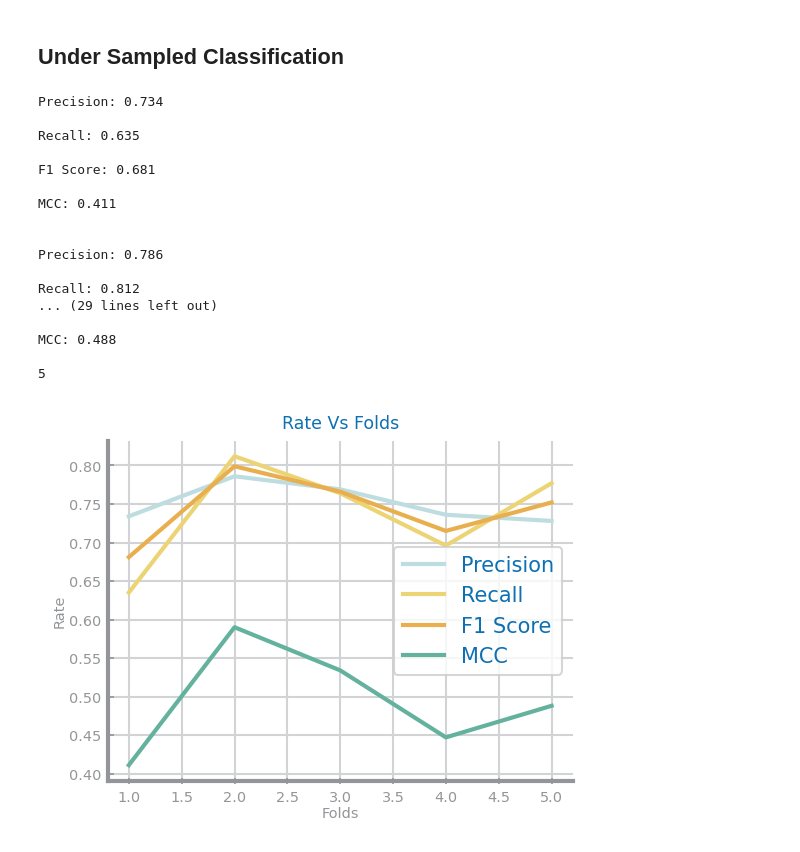
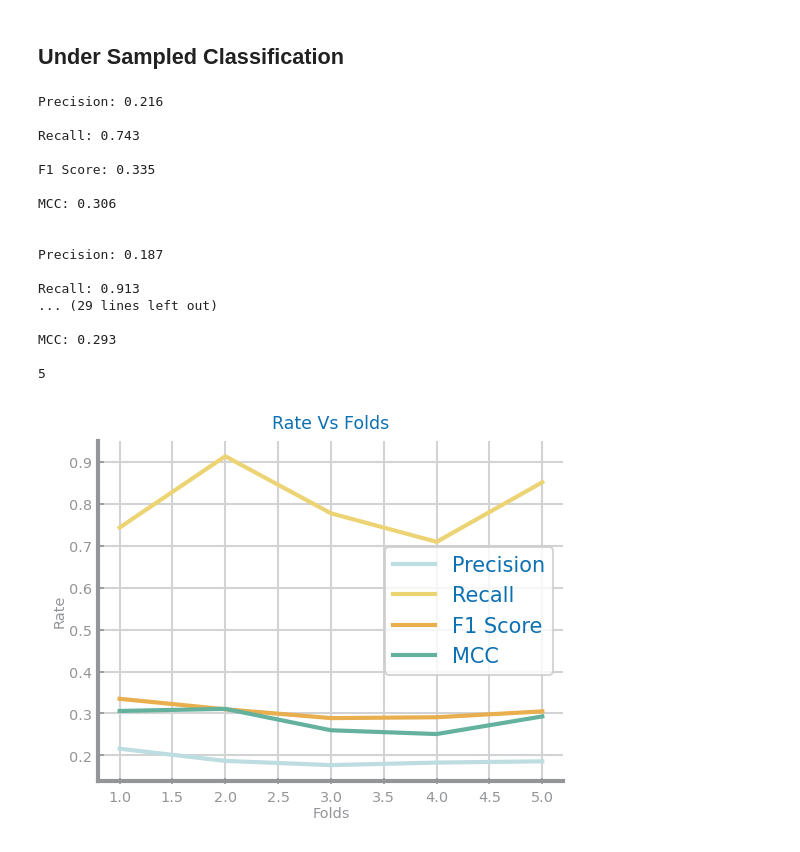
Before and after one commit to diogo-costa98/cdados, a Jupyter notebook: Lab6/Lab6_qsar_oral_toxicity.ipynb, the cells around one changed output. Drawn from its saved outputs; the diff is of its cells as text; code cells hidden in the pictures.

Commit message:
Balancing and copy with good results

```diff
--- a/Lab6/Lab6_qsar_oral_toxicity.ipynb
+++ b/Lab6/Lab6_qsar_oral_toxicity.ipynb
@@ -129,10 +199,8 @@ recall_list = []
 f1_list = []
 mcc_list = []
 
-def logistic_regression_kfold(X,y,num_splits_kfold, stratified=True):
-#     orig_data = data_df.copy()
-#     y: np.ndarray = orig_data.pop('DEATH_EVENT').values
-#     X: np.ndarray = orig_data.values
+def logistic_regression_kfold(X,y,num_splits_kfold, stratified=True, undersample=1, oversample=0):
+
     labels = pd.unique(y)
 
 
@@ -146,11 +214,14 @@ def logistic_regression_kfold(X,y,num_splits_kfold, stratified=True):
 
 
     for train_index, test_index in cv_split:
+
         trnX, tstX = X[train_index], X[test_index]
         trnY, tstY = y[train_index], y[test_index]
 
+        trnX_bal, trnY_bal = balancing(trnX, trnY, undersample, oversample)
+
         clf = LogisticRegression(random_state=0 , solver ='lbfgs', max_iter = 1250)
-        model = clf.fit(trnX, trnY)
+        model = clf.fit(trnX_bal, trnY_bal)
 
         # print(model.intercept_)
         # print(model.coef_)
@@ -172,13 +243,6 @@ def logistic_regression_kfold(X,y,num_splits_kfold, stratified=True):
         print(f'\nF1 Score: {f1}')
         print(f'\nMCC: {mcc}\n')
 
-#     # Data
-#     df=pd.DataFrame({'y2': precison_list, 'y3': f1_list })
-
-#     # multiple line plot
-#     plt.plot( 'x', 'y2', data=df, marker='', color='olive', linewidth=2)
-#     lt.plot( 'x', 'y3', data=df, marker='', color='orange', linewidth=2)
-#     plt.legend()
 
     print(len(precison_list))
 
@@ -287,26 +351,26 @@ plot_metrics()
 # %% [markdown]
 ## Under Sampled Classification
 # %%
-logistic_regression_kfold(X,y_binary,num_splits_kfold=5, stratified=True)
+logistic_regression_kfold(X,y_binary,num_splits_kfold=5, stratified=True, undersample=1, oversample=0)
 # %% [output]
-Precision: 0.734
+Precision: 0.216
 
-Recall: 0.635
+Recall: 0.743
 
-F1 Score: 0.681
+F1 Score: 0.335
 
-MCC: 0.411
+MCC: 0.306
 
 
-Precision: 0.786
+Precision: 0.187
 
-Recall: 0.812
+Recall: 0.913
 ... (29 lines left out)
 
-MCC: 0.488
+MCC: 0.293
 
 5
-[figure, old version]
+[figure, new version]
 # %%
 plot_metrics()
 # %% [output]
```
Also changed, not shown: parts of 9 cells of this notebook, 2 other files.
